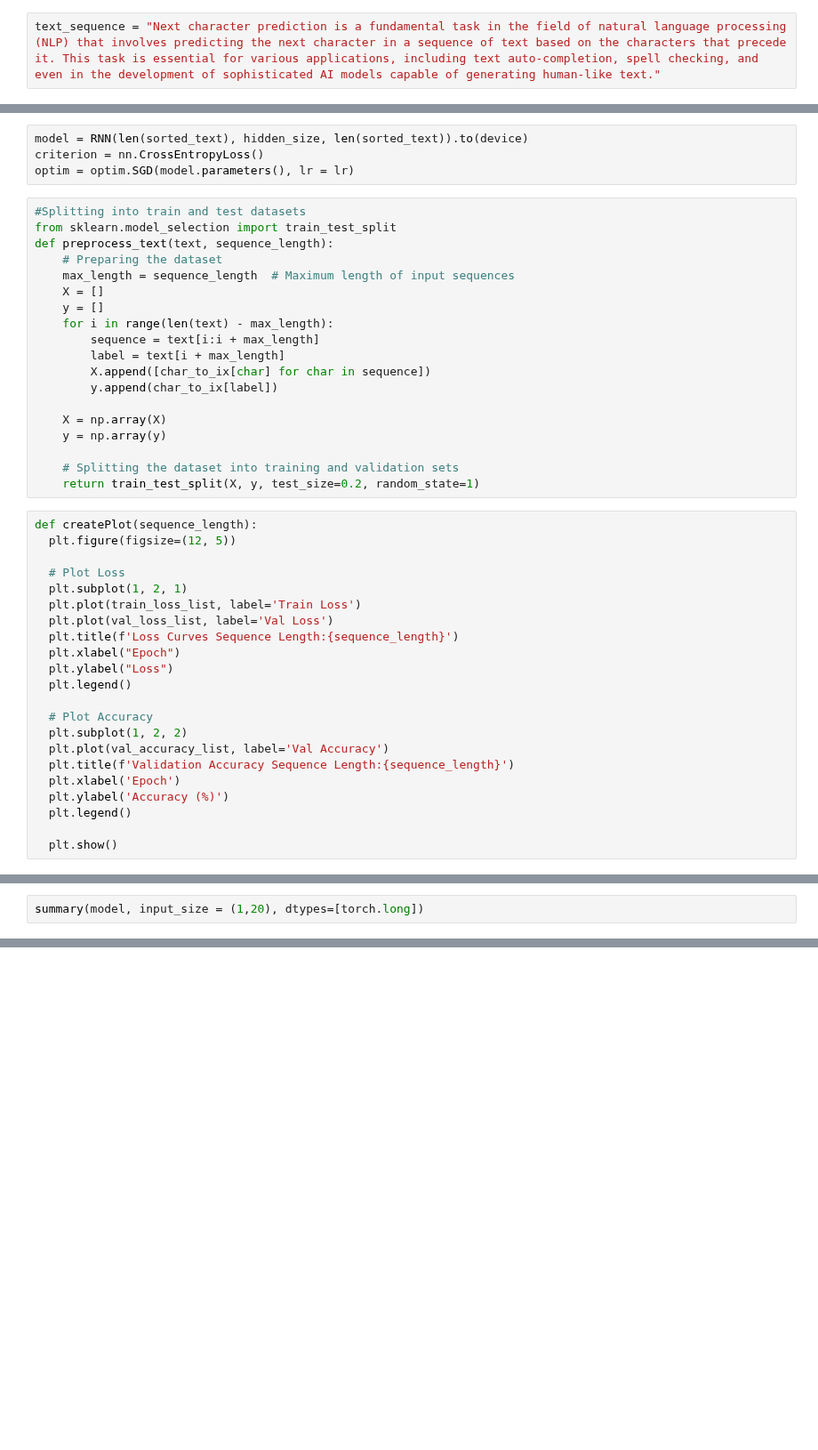
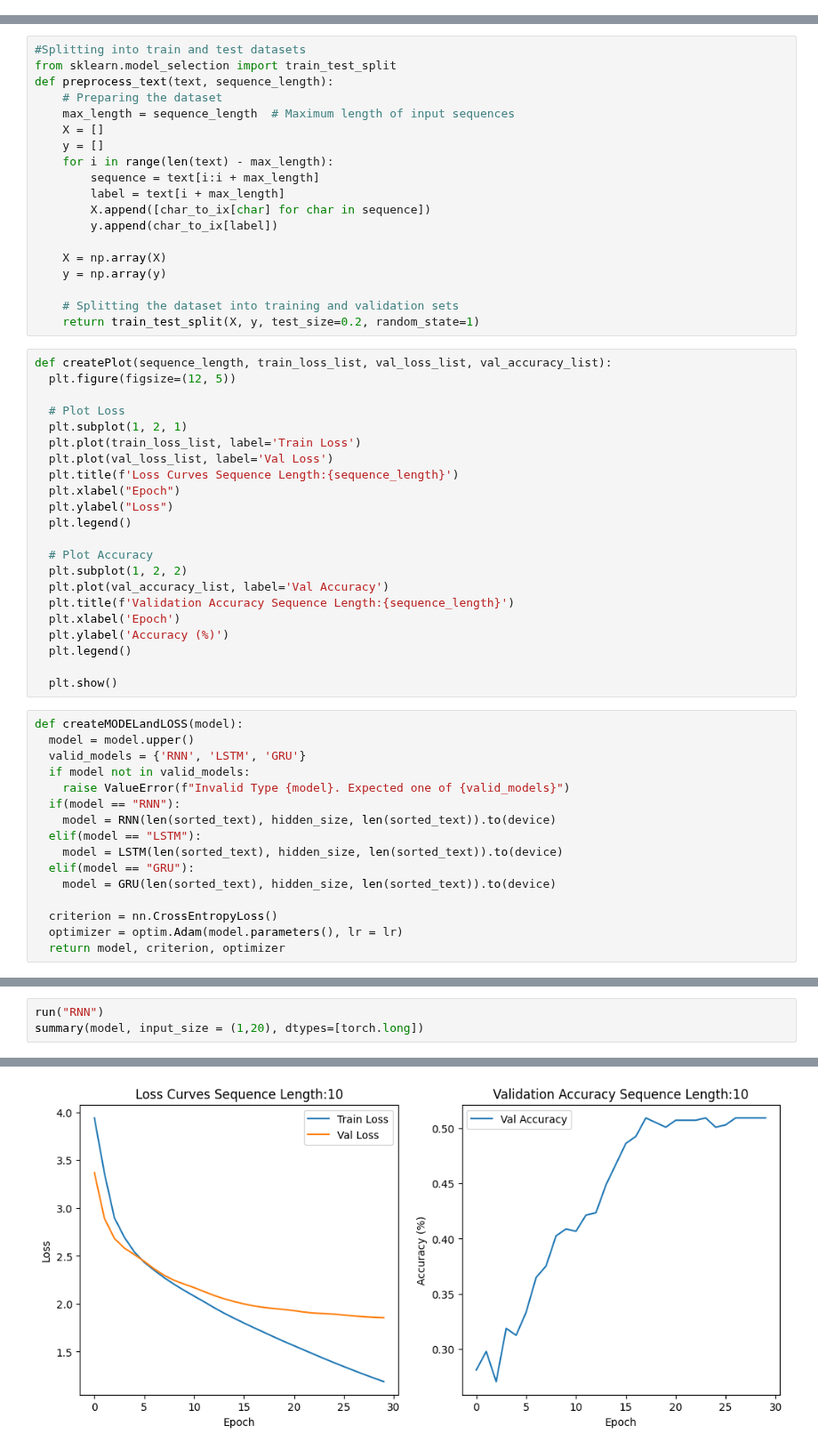
Before and after one commit to JordanTerwilliger/Intro-to-Deep-Learning, a Jupyter notebook: HW2/HW2_LanguageProcessing_RNN_Q1.ipynb, the cells around one changed output, grey strips where cells are left out. Shown at 89% size. Drawn from its saved outputs; the diff is of its cells as text; blank space fills up the shorter version.

```diff
--- a/HW2/HW2_LanguageProcessing_RNN_Q1.ipynb
+++ b/HW2/HW2_LanguageProcessing_RNN_Q1.ipynb
@@ -39,4 +45,2 @@ device(type='cpu')
-# %%
-text_sequence = "Next character prediction is a fundamental task in the field of natural language processing (NLP) that involves predicting the next character in a sequence of text based on the characters that precede it. This task is essential for various applications, including text auto-completion, spell checking, and even in the development of sophisticated AI models capable of generating human-like text."
 # %%
 # We need to convert this text into a list of sorted indices for
@@ -69,7 +102,3 @@ class RNN(nn.Module):
-# %%
-model = RNN(len(sorted_text), hidden_size, len(sorted_text)).to(device)
-criterion = nn.CrossEntropyLoss()
-optim = optim.SGD(model.parameters(), lr = lr)
 # %%
 #Splitting into train and test datasets
 from sklearn.model_selection import train_test_split
@@ -90,7 +119,7 @@ def preprocess_text(text, sequence_length):
     # Splitting the dataset into training and validation sets
     return train_test_split(X, y, test_size=0.2, random_state=1)
 # %%
-def createPlot(sequence_length):
+def createPlot(sequence_length, train_loss_list, val_loss_list, val_accuracy_list):
   plt.figure(figsize=(12, 5))
 
   # Plot Loss
@@ -111,4 +140,20 @@ def createPlot(sequence_length):
   plt.legend()
 
   plt.show()
+# %%
+def createMODELandLOSS(model):
+  model = model.upper()
+  valid_models = {'RNN', 'LSTM', 'GRU'}
+  if model not in valid_models:
+    raise ValueError(f"Invalid Type {model}. Expected one of {valid_models}")
+  if(model == "RNN"):
+    model = RNN(len(sorted_text), hidden_size, len(sorted_text)).to(device)
+  elif(model == "LSTM"):
+    model = LSTM(len(sorted_text), hidden_size, len(sorted_text)).to(device)
+  elif(model == "GRU"):
+    model = GRU(len(sorted_text), hidden_size, len(sorted_text)).to(device)
+
+  criterion = nn.CrossEntropyLoss()
+  optimizer = optim.Adam(model.parameters(), lr = lr)
+  return model, criterion, optimizer
 # %%
@@ -182,3 +216,4 @@ Epoch 200, Loss: 1.9059, Val Accuracy: 0.3425, Val Loss: 2.3288
 # %%
+run("RNN")
 summary(model, input_size = (1,20), dtypes=[torch.long])
 # %% [output]
@@ -202,0 +237 @@ Estimated Total Size (MB): 0.14
+[figure, added]
```
Also changed, not shown: parts of 9 cells of this notebook.
